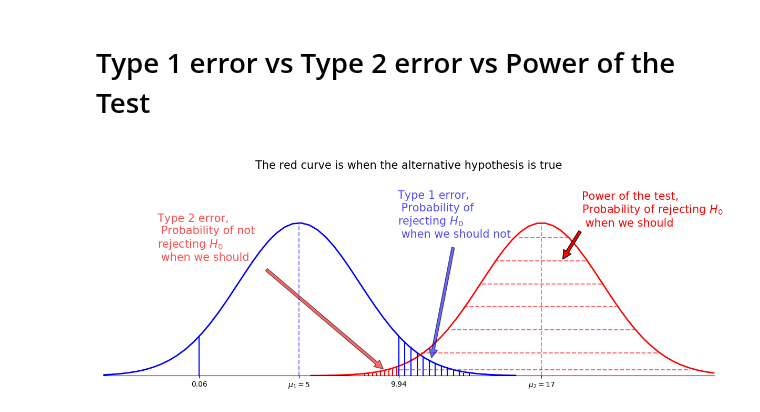
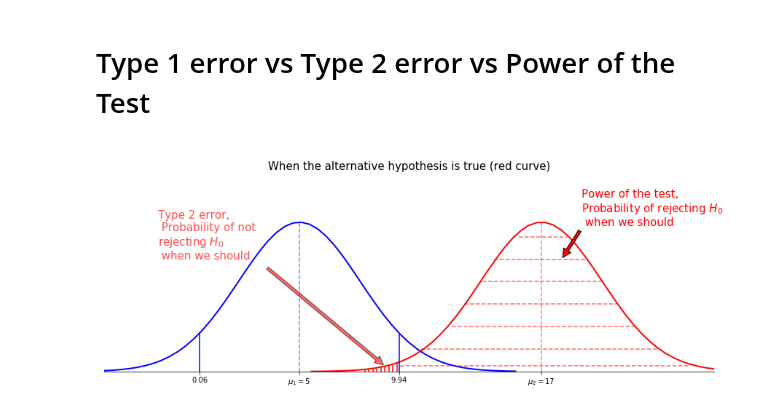
Before and after one commit to arstepanyan/Notes, a Jupyter notebook: interview_questions/companion_files/plots.ipynb, the cells around one changed output. Cells and saved outputs as stored; diff of their text form; code cells hidden in the pictures.

Commit message:
split the power of the test, type1, type2 error plot into 2 plots

```diff
--- a/interview_questions/companion_files/plots.ipynb
+++ b/interview_questions/companion_files/plots.ipynb
@@ -60,47 +60,32 @@ x_coords = [x2-0.1, x2-0.3, x2-0.5, x2-0.7, x2-0.9, x2-1.1, x2-1.3, x2-1.5, x2-1
 y_heights = [0.04, 0.03, 0.03, 0.02, 0.02, 0.01, 0.01, 0.009, 0.009]
 
 for (x, y) in zip(x_coords, y_heights):
     _ = plt.axvline(x, ymax=y, color='r')
 
 ## annotate
 _ = plt.annotate('Type 2 error,\n Probability of not \nrejecting $H_0$\n when we should',
                  xy=(9.5, 0.001), xytext=(-2, 0.1),
                  arrowprops=dict(facecolor='r', shrink=0.05, alpha=0.6),
                  fontsize=15,
                  color='r',
                  alpha=0.7)
 
-## fill in with lines to note the probability of rejecting H0 when we shouldn't (type 1 error)
-x_coords_2 = [x2+0.3, x2+0.6, x2+0.9, x2+1.2, x2+1.5, x2+1.8, x2+2.1, x2+2.4, x2+2.7, x2+3, x2+3.2, x2+3.5]
-y_heights_2 = [0.17, 0.14, 0.11, 0.09, 0.07, 0.06, 0.05, 0.04, 0.03, 0.02, 0.01, 0.009]
-
-for (x, y) in zip(x_coords_2, y_heights_2):
-    _ = plt.axvline(x, ymax=y, color='b')
-
-## annotate
-_ = plt.annotate('Type 1 error,\n Probability of \nrejecting $H_0$\n when we should not',
-                 xy=(11.5, 0.01), xytext=(9.9, 0.12),
-                 arrowprops=dict(facecolor='b', shrink=0.05, alpha=0.6),
-                 fontsize=15,
-                 color='b',
-                 alpha=0.7)
-
 
 ## fill in with lines to note the power of test (the probability of rejecting H0 when we should)
 y_coords = [.12, .1, .08, .06, .04, .02, .005]
 x_heights_min = [.68, .64, .62, .59, .57, .52, .485]
 x_heights_max = [.76, .79, .82, .84, .87, .91, .96]
 
 for y, x_min, x_max in zip(y_coords, x_heights_min, x_heights_max):
     _ = plt.axhline(y, xmin=x_min, xmax=x_max, color='r', linestyle='--', alpha=0.6)
 
 ## annotate
 _ = plt.annotate('Power of the test, \nProbability of rejecting $H_0$\n when we should',
                  xy=(18, 0.1), xytext=(19, 0.13),
                  arrowprops=dict(facecolor='r', shrink=0.05),
                  fontsize=15,
                  color='r')
-_ = plt.title("\nThe red curve is when the alternative hypothesis is true",
+_ = plt.title("\nWhen the alternative hypothesis is true (red curve)",
               fontsize=15)
 # %% [output]
-[figure, old version]
+[figure, new version]
```
Also changed, not shown: parts of 1 cell of this notebook.
